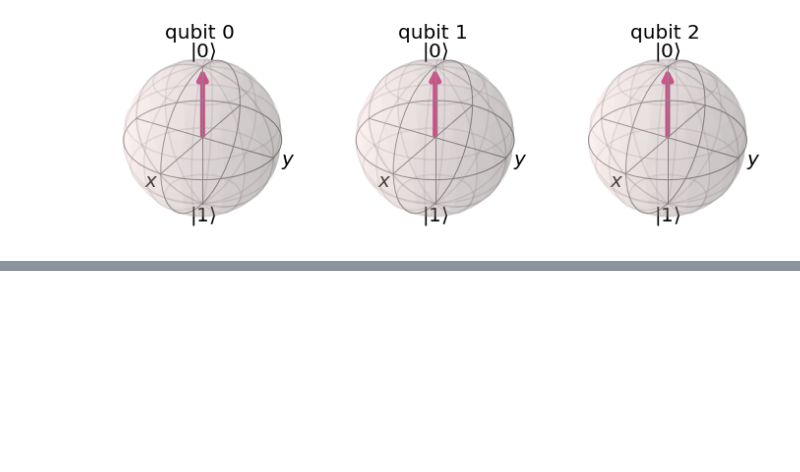
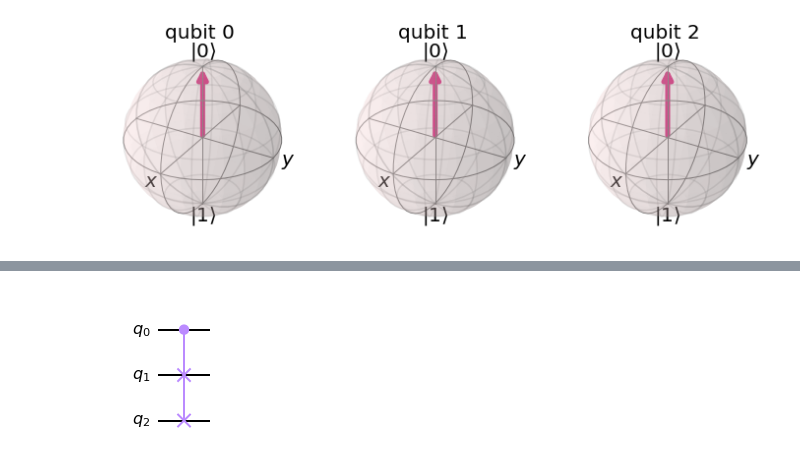
Before and after one commit to Faridelnik/Qiskit-Exercises-Summer2021, a Jupyter notebook: ex1.ipynb, the cells around one changed output, grey strips where cells are left out. Saved outputs shown, nothing was run; the diff lists cells and outputs as text; code cells hidden in the pictures; blank space fills up the shorter version.

```diff
--- a/ex1.ipynb
+++ b/ex1.ipynb
@@ -593,0 +398,7 @@ Success 🎉! Your answer has been submitted.
+# %%
+qc = QuantumCircuit(3)
+qc.cswap(0, 1, 2)
+
+qc.draw(output='mpl')
+# %% [output]
+[figure, added]
```
Also changed, not shown: parts of 44 cells of this notebook, 1 other file.
